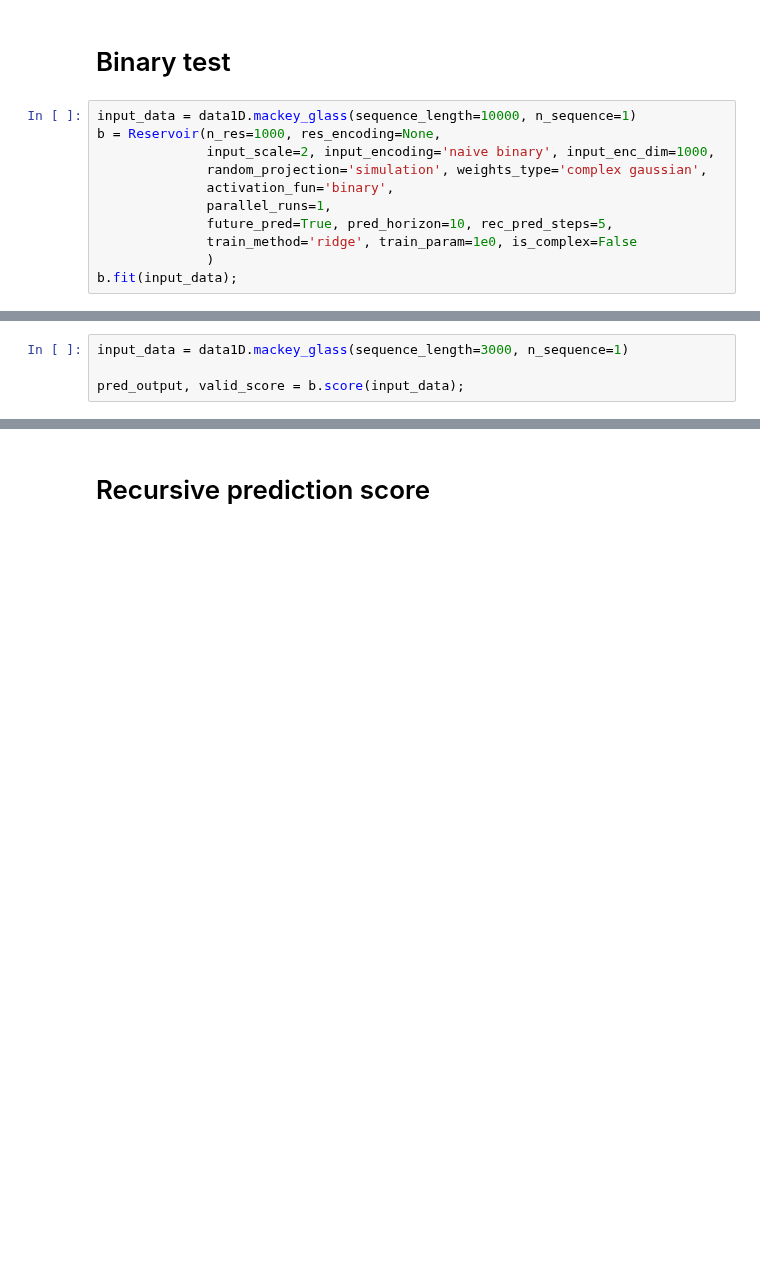
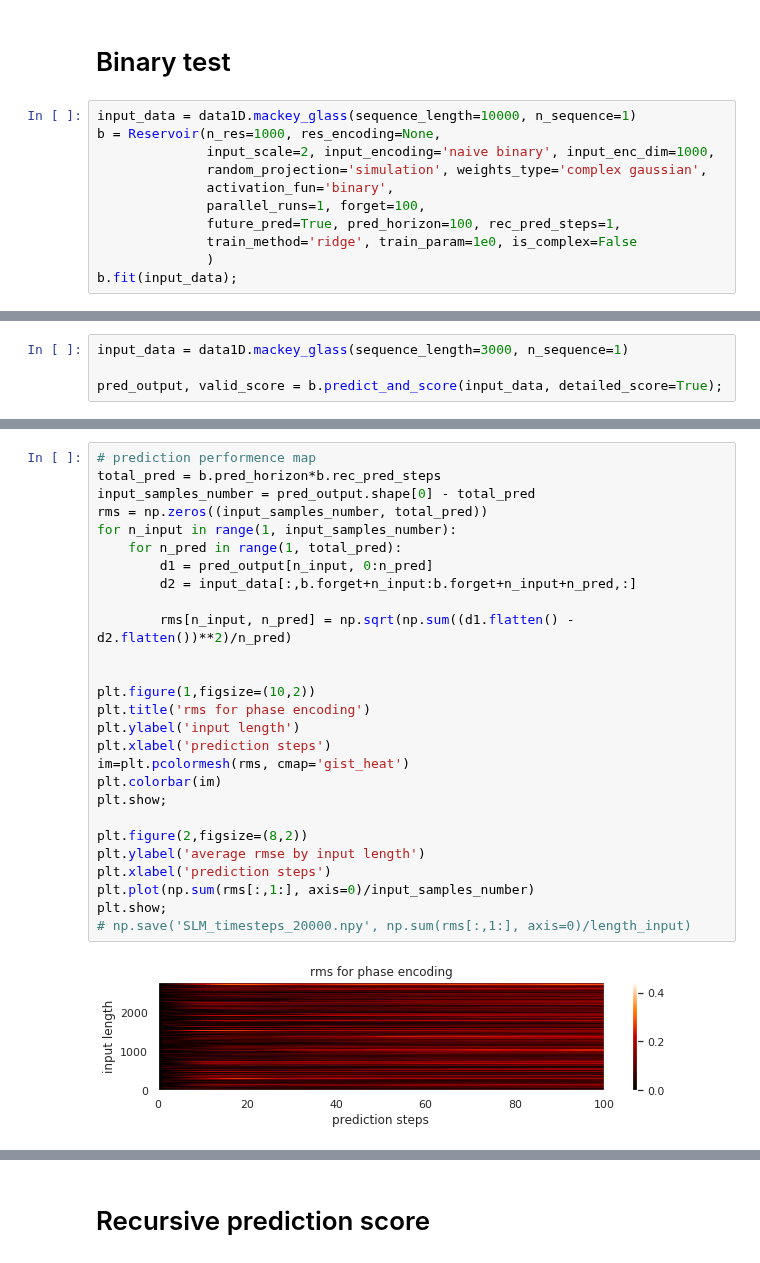
Before and after one commit to jon-dong/reservoir-computing-python, a Jupyter notebook: mackey_glass.ipynb, the cells around one changed output, grey strips where cells are left out. Drawn from its saved outputs; the diff is of its cells as text; blank space fills up the shorter version.

```diff
--- a/mackey_glass.ipynb
+++ b/mackey_glass.ipynb
@@ -331,8 +364,8 @@ b = Reservoir(n_res=1000, res_encoding=None,
               input_scale=2, input_encoding='naive binary', input_enc_dim=1000,
               random_projection='simulation', weights_type='complex gaussian',
               activation_fun='binary',
-              parallel_runs=1,
-              future_pred=True, pred_horizon=10, rec_pred_steps=5,
+              parallel_runs=1, forget=100,
+              future_pred=True, pred_horizon=100, rec_pred_steps=1,
               train_method='ridge', train_param=1e0, is_complex=False
               )
 b.fit(input_data);
@@ -345,6 +378,6 @@ Training score: 0.87699437687984
 # %%
 input_data = data1D.mackey_glass(sequence_length=3000, n_sequence=1)
 
-pred_output, valid_score = b.score(input_data);
+pred_output, valid_score = b.predict_and_score(input_data, detailed_score=True);
 # %% [output]
 Start of testing...
@@ -354,0 +388,29 @@ Testing score: 0.8031617135332935
+# %%
+# prediction performence map
+total_pred = b.pred_horizon*b.rec_pred_steps
+input_samples_number = pred_output.shape[0] - total_pred
+rms = np.zeros((input_samples_number, total_pred))
+for n_input in range(1, input_samples_number):
+    for n_pred in range(1, total_pred):
+        d1 = pred_output[n_input, 0:n_pred]
+        d2 = input_data[:,b.forget+n_input:b.forget+n_input+n_pred,:]
+
+        rms[n_input, n_pred] = np.sqrt(np.sum((d1.flatten() - d2.flatten())**2)/n_pred)
+
+
+plt.figure(1,figsize=(10,2))
+plt.title('rms for phase encoding')
+plt.ylabel('input length')
+plt.xlabel('prediction steps')
+im=plt.pcolormesh(rms, cmap='gist_heat')
+plt.colorbar(im)
+plt.show;
+
+plt.figure(2,figsize=(8,2))
+plt.ylabel('average rmse by input length')
+plt.xlabel('prediction steps')
+plt.plot(np.sum(rms[:,1:], axis=0)/input_samples_number)
+plt.show;
+# np.save('SLM_timesteps_20000.npy', np.sum(rms[:,1:], axis=0)/length_input)
+# %% [output]
+[figure, added]
```
Also changed, not shown: parts of 8 cells of this notebook.
